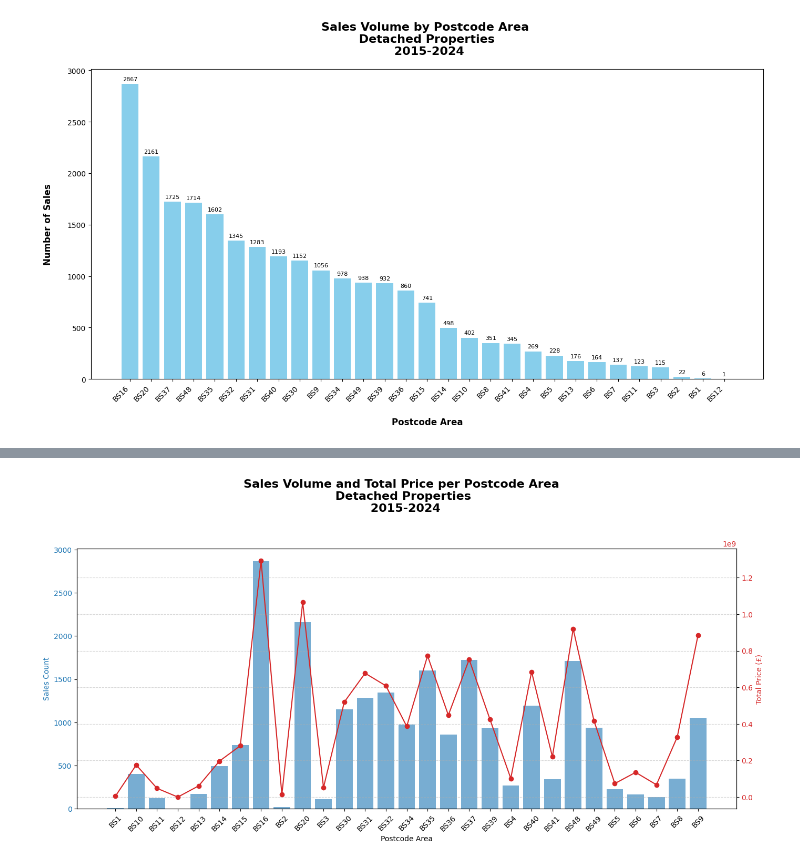
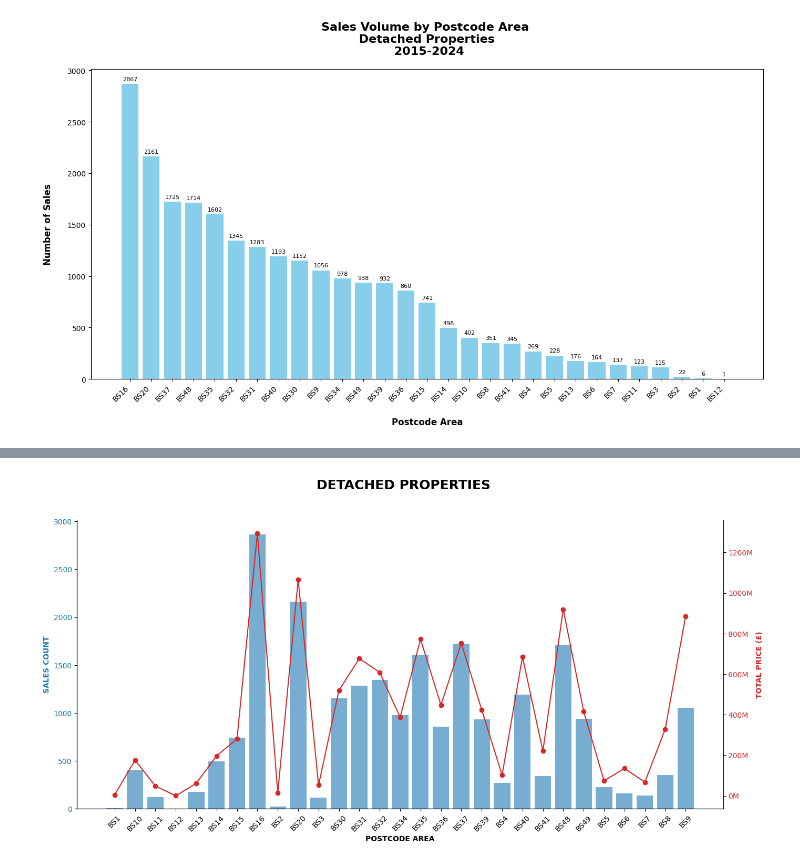
Before and after one commit to lisafranchetti/JET, a Jupyter notebook: detached.ipynb, the cells around one changed output, grey strips where cells are left out. Cells and saved outputs as stored; diff of their text form; code cells hidden in the pictures.

```diff
--- a/detached.ipynb
+++ b/detached.ipynb
@@ -217,6 +228,7 @@ print(summary)
 # %%
 import pandas as pd
 import matplotlib.pyplot as plt
+from matplotlib.ticker import FuncFormatter
 
 # Create the DataFrame from the provided data
 data = {
@@ -226,40 +238,52 @@ data = {
     'Sales_Count': [6, 402, 123, 1, 176, 498, 741, 2867, 22, 2161,
                     115, 1152, 1283, 1345, 978, 1602, 860, 1725, 932, 269,
                     1193, 345, 1714, 938, 228, 164, 137, 351, 1056],
     'Total_Price': [5.062e6, 1.758194e8, 4.793916e7, 3.75e5, 6.126838e7, 1.969232e8, 2.804453e8, 1.293187e9, 1.50041e7, 1.065116e9,
                     5.243998e7, 5.198958e8, 6.771907e8, 6.08481e8, 3.868346e8, 7.725167e8, 4.480023e8, 7.525749e8, 4.249773e8, 1.021112e8,
                     6.851659e8, 2.20563e8, 9.192052e8, 4.171213e8, 7.42213e7, 1.352201e8, 6.761191e7, 3.285027e8, 8.859263e8]
 }
 
 df = pd.DataFrame(data)
 
 # Create a bar chart with dual axes
 fig, ax1 = plt.subplots(figsize=(14, 7))
 
 # Plot Sales Count
 color = 'tab:blue'
-ax1.set_xlabel('Postcode Area')
-ax1.set_ylabel('Sales Count', color=color)
-ax1.bar(df['Postcode Area'], df['Sales_Count'], color=color, alpha=0.6, label='Sales Count')
+ax1.set_xlabel('POSTCODE AREA', fontweight='bold')
+ax1.set_ylabel('SALES COUNT', color=color, fontweight='bold')
+ax1.bar(df['Postcode Area'], df['Sales_Count'], color=color, alpha=0.6, label='SALES COUNT')
 ax1.tick_params(axis='y', labelcolor=color)
 
 # Create a second y-axis for Total Price
 ax2 = ax1.twinx()
 color = 'tab:red'
-ax2.set_ylabel('Total Price (£)', color=color)
-ax2.plot(df['Postcode Area'], df['Total_Price'], color=color, marker='o', label='Total Price')
+ax2.set_ylabel('TOTAL PRICE (£)', color=color, fontweight='bold')
+ax2.plot(df['Postcode Area'], df['Total_Price'], color=color, marker='o', label='TOTAL PRICE')
 ax2.tick_params(axis='y', labelcolor=color)
 
+# Format the right-hand y-axis to show values in millions
+formatter = FuncFormatter(lambda x, _: f'{x*1e-6:.0f}M')
+ax2.yaxis.set_major_formatter(formatter)
+
 # Title and layout
-fig.suptitle('Sales Volume and Total Price per Postcode Area \n Detached Properties \n 2015-2024', fontsize=16, fontweight='bold')
+fig.suptitle('DETACHED PROPERTIES', fontsize=18, fontweight='bold')
 fig.tight_layout(rect=[0, 0, 1, 0.95])
 plt.setp(ax1.get_xticklabels(), rotation=45)
 plt.grid(True, axis='y', linestyle='--', alpha=0.5)
 
+
+# Remove background grid lines and top border
+ax1.grid(False)
+ax2.grid(False)
+for spine in ['top']:
+    ax1.spines[spine].set_visible(False)
+    ax2.spines[spine].set_visible(False)
+
 # Show the plot
 plt.show()
 # %% [output]
-[figure, old version]
+[figure, new version]
 # %%
 
 import matplotlib.ticker as ticker
```
Also changed, not shown: parts of 8 cells of this notebook.
